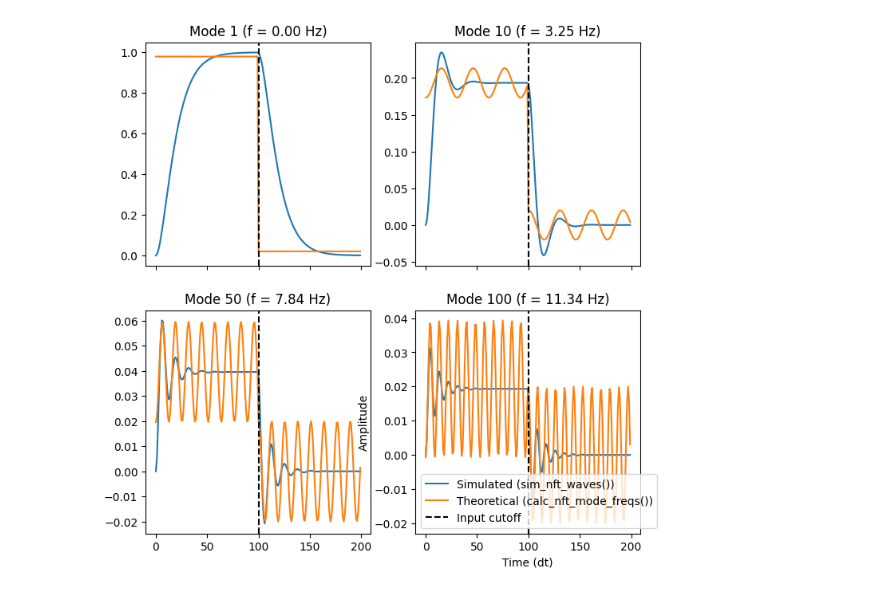
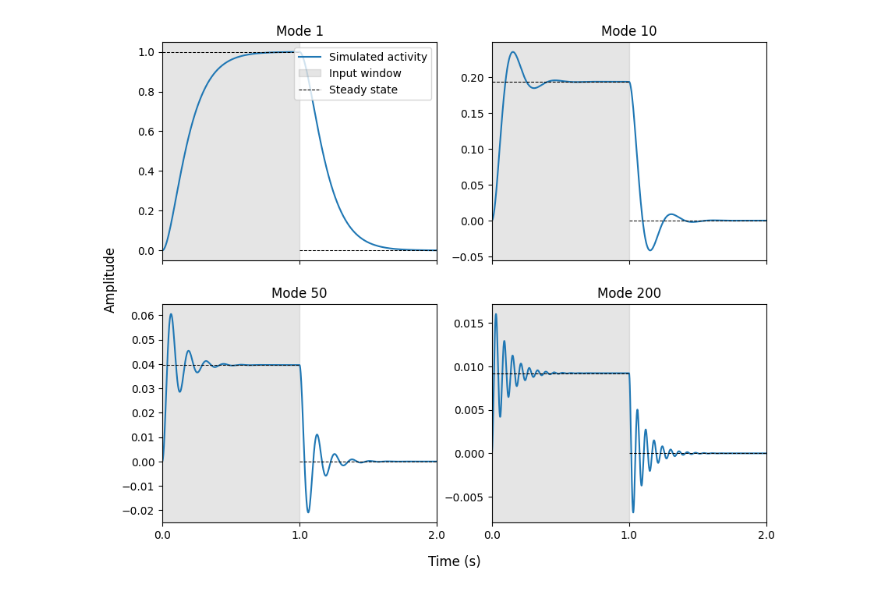
Before and after one commit to izachp/neuromodes, a Jupyter notebook: docs/validation/waves_mode_freqs.ipynb, the cells around one changed output. Saved outputs shown, nothing was run; the diff lists cells and outputs as text; code cells hidden in the pictures.

Commit message:
[DOC,TST] Tidy up `vadidation/waves_mode_freqs.ipynb` and add related test

```diff
--- a/docs/validation/waves_mode_freqs.ipynb
+++ b/docs/validation/waves_mode_freqs.ipynb
@@ -17,4 +20,15 @@ dt = 0.01
+# %%
+# Set parameters
+n_modes = 200
+modes_plotted = [1, 10, 50, n_modes]
+r = 50
+gamma = 10
+dt = 1e-3  # s
+t = 2.0  # s
+nt = round(t / dt)
+t0 = nt // 2
 # %%
+# Solve for eigenmodes and eigenvalues of a cortical surface (fsLR 4k, left hemisphere)
 surf, medmask = fetch_example_surf(density='4k')
-solver = EigenSolver(surf, medmask).solve(100)
+solver = EigenSolver(surf, medmask).solve(n_modes, decomp='cholesky')
 # %%
@@ -21,4 +36,6 @@ solver = EigenSolver(surf, medmask).solve(100)
 ext_input = np.zeros((solver.n_verts, nt))
 ext_input[:, :t0] = solver.emodes.sum(axis=1)[:, None]
 # %%
-waves = solver.decompose(solver.sim_nft_waves(ext_input=ext_input, r=r, gamma=gamma, dt=dt, method='ode'))
+# Simulate wave model as ODE system per mode, then decompose to modal basis
+sim_ts = solver.sim_nft_waves(ext_input=ext_input, r=r, gamma=gamma, dt=dt, method='ode')
+sim_ts = solver.decompose(sim_ts)
@@ -32,17 +42,24 @@ sines = np.concatenate([
 # %%
-mode_inds = [0, 9, 49, 99]
+# Visualise simulated activity for a few modes
+xticks = np.array([0, t0, nt])
+steady_state = 1/(1+r**2 * solver.evals)
 
-fig, axs = plt.subplots(len(mode_inds)//2, 2, figsize=(8, 2*len(mode_inds)), sharex=True)
-for i, idx in enumerate(mode_inds):
+fig, axs = plt.subplots(2, 2, figsize=(10, 8), sharex=True)
+for i, idx in enumerate(modes_plotted):
     row = i // 2
     col = i % 2
-    axs[row, col].plot(waves[idx, :], label='Simulated (sim_nft_waves())')
-    axs[row, col].plot(sines[idx, :], label='Theoretical (calc_nft_mode_freqs())')
-    axs[row, col].axvline(x=t0, color='k', linestyle='--', label='Input cutoff')
-    axs[row, col].set_title(f'Mode {idx+1} (f = {freqs[idx]:.2f} Hz)')
-plt.xlabel('Time (dt)')
-plt.ylabel('Amplitude')
-plt.legend()
+    axs[row, col].plot(sim_ts[idx-1, :], label='Simulated activity')
+    axs[row, col].axvspan(0, t0, color='gray', alpha=0.2, label='Input window')
+    axs[row, col].axhline(y=steady_state[idx-1], xmax=0.5, color='k', linestyle='--',
+                          linewidth=0.75, label='Steady state')
+    axs[row, col].axhline(y=0, xmin=0.5, color='k', linestyle='--', linewidth=0.75)
+    axs[row, col].set_title(f'Mode {idx}')
+    axs[row, col].set_xlim(0, nt)
+    axs[row, col].set_xticks(xticks)
+    axs[row, col].set_xticklabels(xticks * dt)
+axs[0, 0].legend(loc='upper right')
+fig.text(0.5, 0.04, 'Time (s)', ha='center', fontsize=12)
+fig.text(0.05, 0.5, 'Amplitude', va='center', rotation='vertical', fontsize=12)
 plt.show()
 # %% [output]
-[figure, old version]
+[figure, new version]
```
Also changed, not shown: parts of 7 cells of this notebook, 2 other files.
